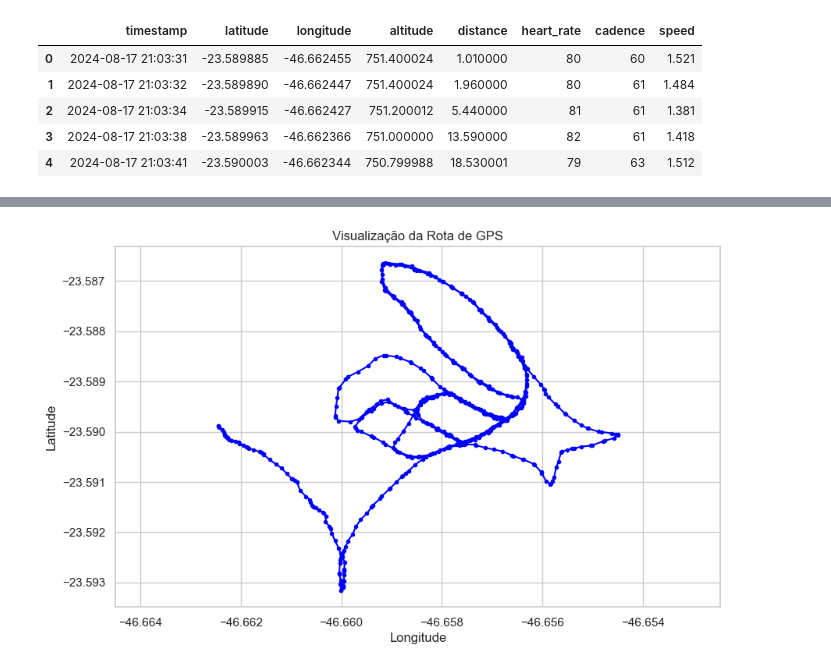
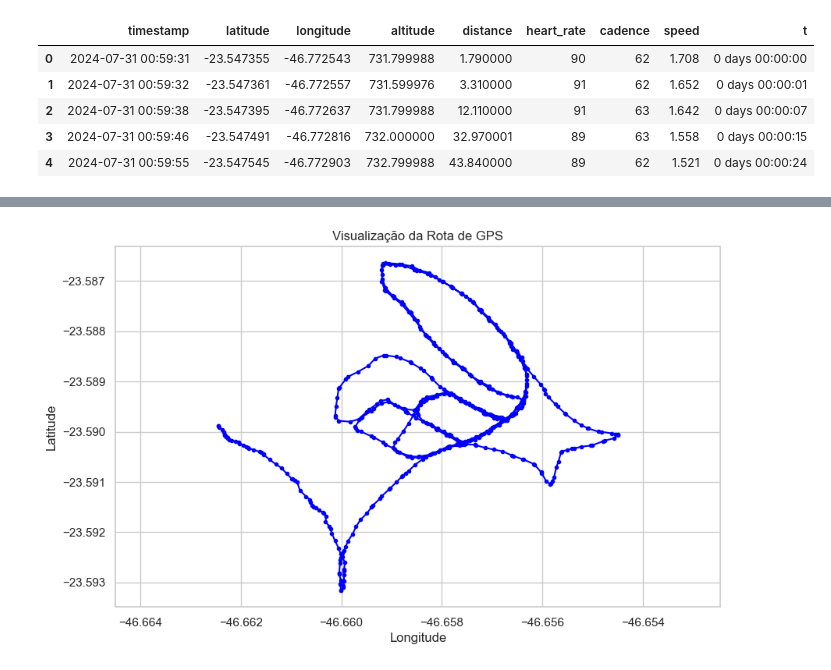
Before and after one commit to donikurtz/TrackYourTrack, a Jupyter notebook: notebooks/analises_02.ipynb, the cells around one changed output, grey strips where cells are left out. Saved outputs shown, nothing was run; the diff lists cells and outputs as text; code cells hidden in the pictures.

```diff
--- a/notebooks/analises_02.ipynb
+++ b/notebooks/analises_02.ipynb
@@ -10,14 +10,17 @@ sys.path.append('C:\\Users\\doniz\\Documents\\TrackYourTrack\\src')
 from funct import load_tcx
 # %%
 # Carregar o arquivo TCX
-path = 'C:\\Users\\doniz\\Documents\\TrackYourTrack\\data\\activity_16790854931.tcx'
-df = load_tcx(path)
+path_0730 = 'C:\\Users\\doniz\\Documents\\TrackYourTrack\\data\\easy_20240730.tcx'
+df_0730 = load_tcx(path_0730)
+
+path_0801 = 'C:\\Users\\doniz\\Documents\\TrackYourTrack\\data\\easy_20240801.tcx'
+df_0801 = load_tcx(path_0801)
 # %%
-df.head()
+df_0730.head()
 # %% [output]
-|  | timestamp | latitude | longitude | altitude | distance | heart_rate | cadence | speed |
-| 0 | 2024-08-17 21:03:31 | -23.589885 | -46.662455 | 751.400024 | 1.010000 | 80 | 60 | 1.521 |
-| 1 | 2024-08-17 21:03:32 | -23.589890 | -46.662447 | 751.400024 | 1.960000 | 80 | 61 | 1.484 |
-| 2 | 2024-08-17 21:03:34 | -23.589915 | -46.662427 | 751.200012 | 5.440000 | 81 | 61 | 1.381 |
-| 3 | 2024-08-17 21:03:38 | -23.589963 | -46.662366 | 751.000000 | 13.590000 | 82 | 61 | 1.418 |
-| 4 | 2024-08-17 21:03:41 | -23.590003 | -46.662344 | 750.799988 | 18.530001 | 79 | 63 | 1.512 |
+|  | timestamp | latitude | longitude | altitude | distance | heart_rate | cadence | speed | t |
+| 0 | 2024-07-31 00:59:31 | -23.547355 | -46.772543 | 731.799988 | 1.790000 | 90 | 62 | 1.708 | 0 days 00:00:00 |
+| 1 | 2024-07-31 00:59:32 | -23.547361 | -46.772557 | 731.599976 | 3.310000 | 91 | 62 | 1.652 | 0 days 00:00:01 |
+| 2 | 2024-07-31 00:59:38 | -23.547395 | -46.772637 | 731.799988 | 12.110000 | 91 | 63 | 1.642 | 0 days 00:00:07 |
+| 3 | 2024-07-31 00:59:46 | -23.547491 | -46.772816 | 732.000000 | 32.970001 | 89 | 63 | 1.558 | 0 days 00:00:15 |
+| 4 | 2024-07-31 00:59:55 | -23.547545 | -46.772903 | 732.799988 | 43.840000 | 89 | 62 | 1.521 | 0 days 00:00:24 |
```
Also changed, not shown: parts of 6 cells of this notebook.
